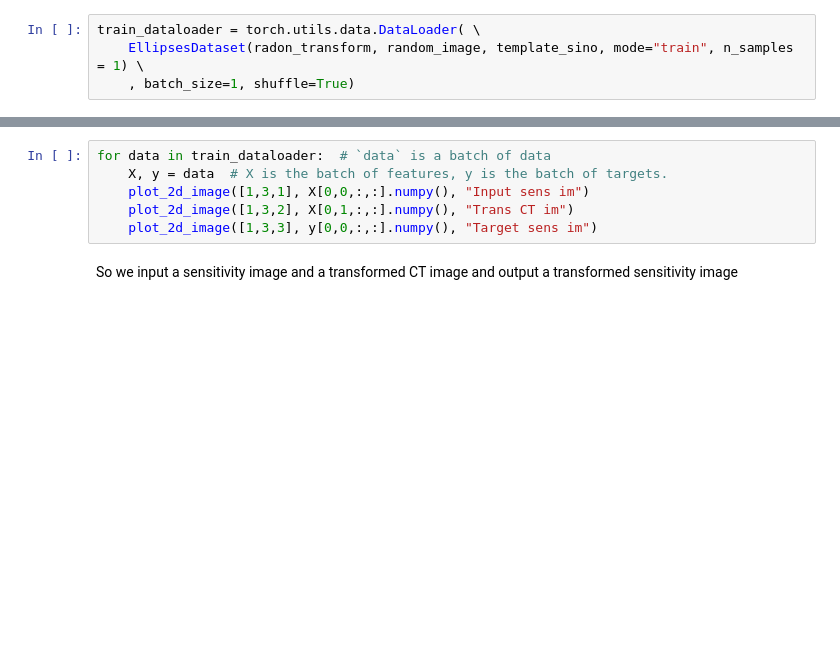
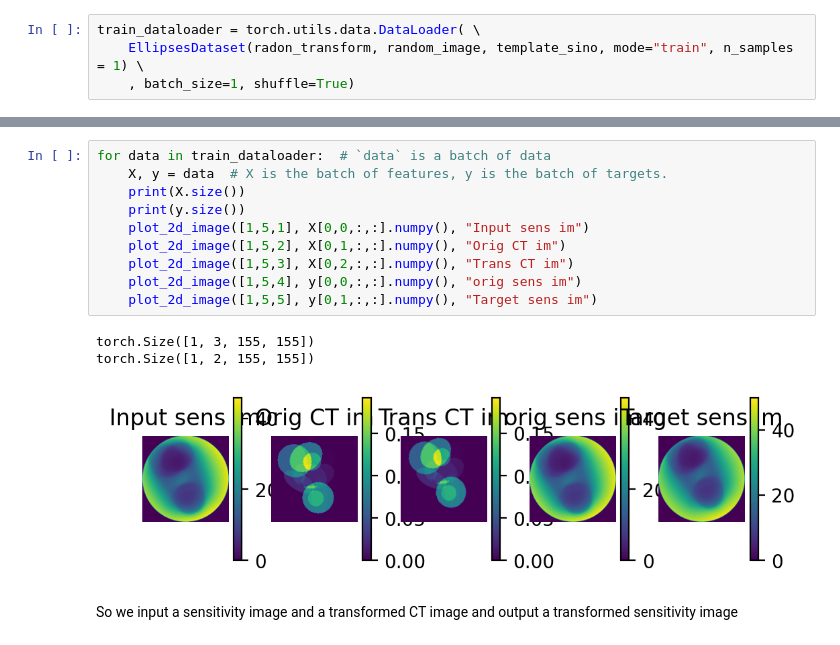
Before and after one commit to wqucap/SIRF-Exercises, a Jupyter notebook: notebooks/PET_sensitivity/training_data.ipynb, the cells around one changed output, grey strips where cells are left out. Saved outputs shown, nothing was run; the diff lists cells and outputs as text; blank space fills up the shorter version.

Commit message:
Change input and output

```diff
--- a/notebooks/PET_sensitivity/training_data.ipynb
+++ b/notebooks/PET_sensitivity/training_data.ipynb
@@ -92,9 +154,17 @@ train_dataloader = torch.utils.data.DataLoader( \
 # %%
 for data in train_dataloader:  # `data` is a batch of data
     X, y = data  # X is the batch of features, y is the batch of targets.
-    plot_2d_image([1,3,1], X[0,0,:,:].numpy(), "Input sens im")
-    plot_2d_image([1,3,2], X[0,1,:,:].numpy(), "Trans CT im")
-    plot_2d_image([1,3,3], y[0,0,:,:].numpy(), "Target sens im")
+    print(X.size())
+    print(y.size())
+    plot_2d_image([1,5,1], X[0,0,:,:].numpy(), "Input sens im")
+    plot_2d_image([1,5,2], X[0,1,:,:].numpy(), "Orig CT im")
+    plot_2d_image([1,5,3], X[0,2,:,:].numpy(), "Trans CT im")
+    plot_2d_image([1,5,4], y[0,0,:,:].numpy(), "orig sens im")
+    plot_2d_image([1,5,5], y[0,1,:,:].numpy(), "Target sens im")
+# %% [output]
+torch.Size([1, 3, 155, 155])
+torch.Size([1, 2, 155, 155])
+[figure, added]
 # %% [markdown]
 So we input a sensitivity image and a transformed CT image and output a transformed sensitivity image
 # %% [markdown]
```
Also changed, not shown: parts of 7 cells of this notebook, 11 other files.
